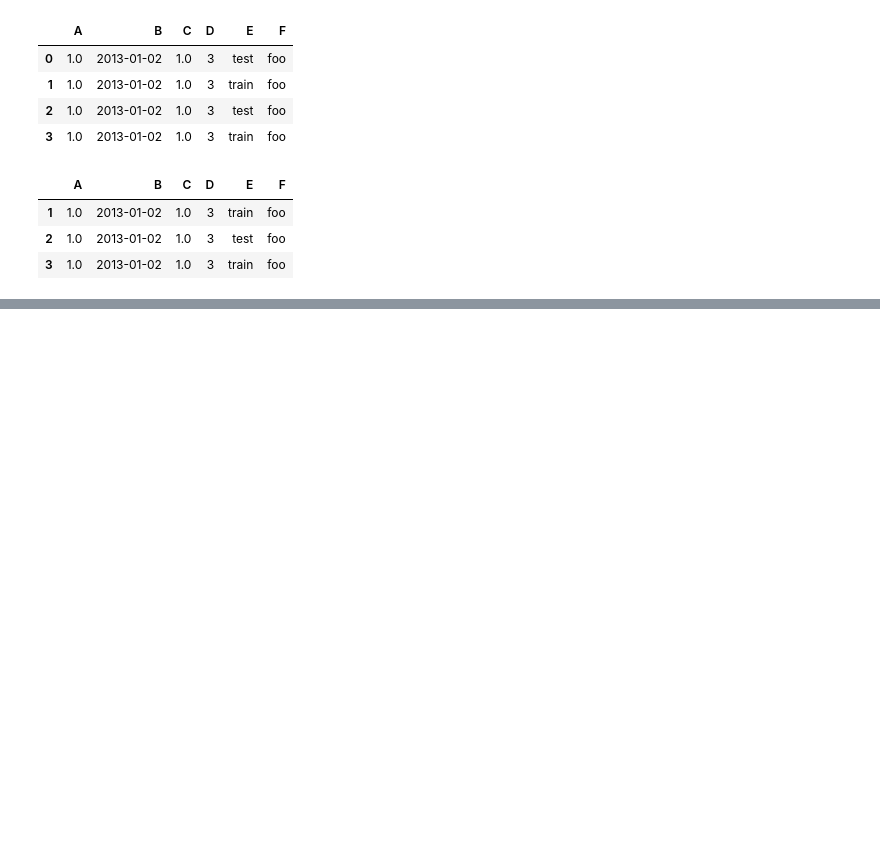
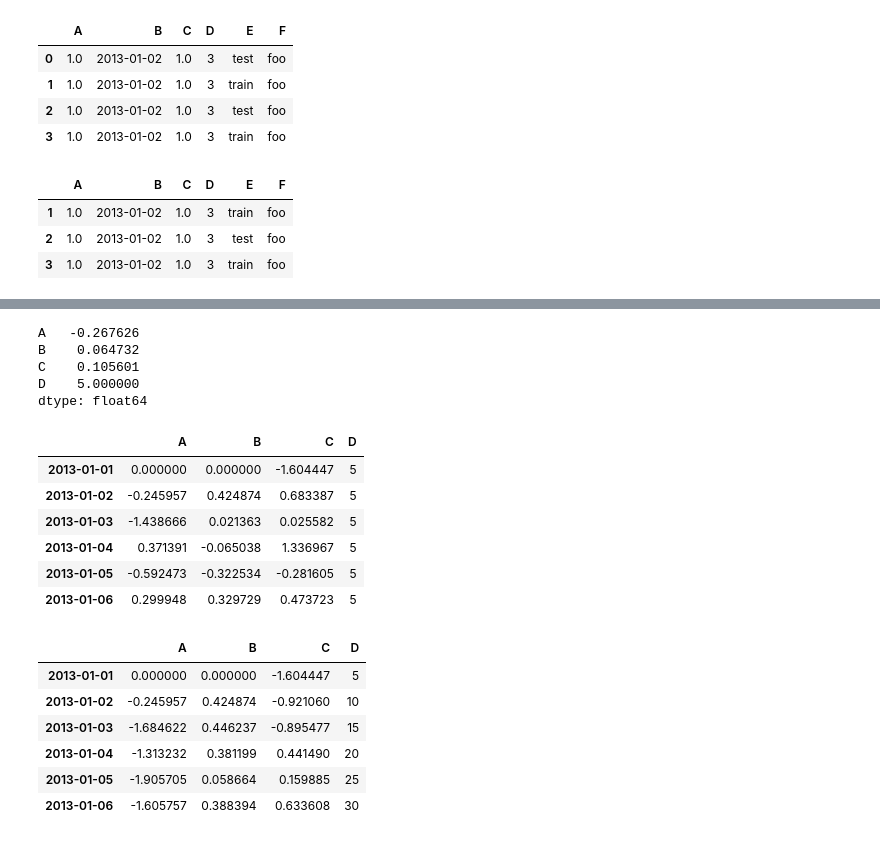
Before and after one commit to bhajar/Python_Learning_code, a Jupyter notebook: Packages/10 minutes to Pandas.ipynb, the cells around one changed output, grey strips where cells are left out. Saved outputs shown, nothing was run; the diff lists cells and outputs as text; code cells hidden in the pictures; blank space fills up the shorter version.

```diff
--- a/Packages/10 minutes to Pandas.ipynb
+++ b/Packages/10 minutes to Pandas.ipynb
@@ -206,0 +338,42 @@ df2[df2['E'].isin(['two', 'four'])]
+# %%
+# Operations
+# Operations in general exclude missing data
+# Performing a descriptive statistic
+df.mean() # Gives a column wise mean, completely ignores NA
+
+
+# Same operation on the other axis
+df.mean(1) # Other axis means a row wise mean or an index wise mean
+
+# Operating with objects that have different dimensionality and need alignment. In addition, pandas automatically broadcast
+# along the specified dimension
+s = pd.Series([1, 3, 5, np.nan, 6, 8], index = dates).shift(2) # Like lag/lead in data.table!
+s
+
+df.sub(s, axis = 'index')
+# %% [output]
+A   -0.267626
+B    0.064732
+C    0.105601
+D    5.000000
+dtype: float64
+# %%
+# Apply
+# Applying functions to the data
+df
+df.apply(np.cumsum)
+# %% [output]
+|  | A | B | C | D |
+| 2013-01-01 | 0.000000 | 0.000000 | -1.604447 | 5 |
+| 2013-01-02 | -0.245957 | 0.424874 | 0.683387 | 5 |
+| 2013-01-03 | -1.438666 | 0.021363 | 0.025582 | 5 |
+| 2013-01-04 | 0.371391 | -0.065038 | 1.336967 | 5 |
+| 2013-01-05 | -0.592473 | -0.322534 | -0.281605 | 5 |
+| 2013-01-06 | 0.299948 | 0.329729 | 0.473723 | 5 |
+|  | A | B | C | D |
+| 2013-01-01 | 0.000000 | 0.000000 | -1.604447 | 5 |
+| 2013-01-02 | -0.245957 | 0.424874 | -0.921060 | 10 |
+| 2013-01-03 | -1.684622 | 0.446237 | -0.895477 | 15 |
+| 2013-01-04 | -1.313232 | 0.381199 | 0.441490 | 20 |
+| 2013-01-05 | -1.905705 | 0.058664 | 0.159885 | 25 |
+| 2013-01-06 | -1.605757 | 0.388394 | 0.633608 | 30 |
```
Also changed, not shown: parts of 10 cells of this notebook.
